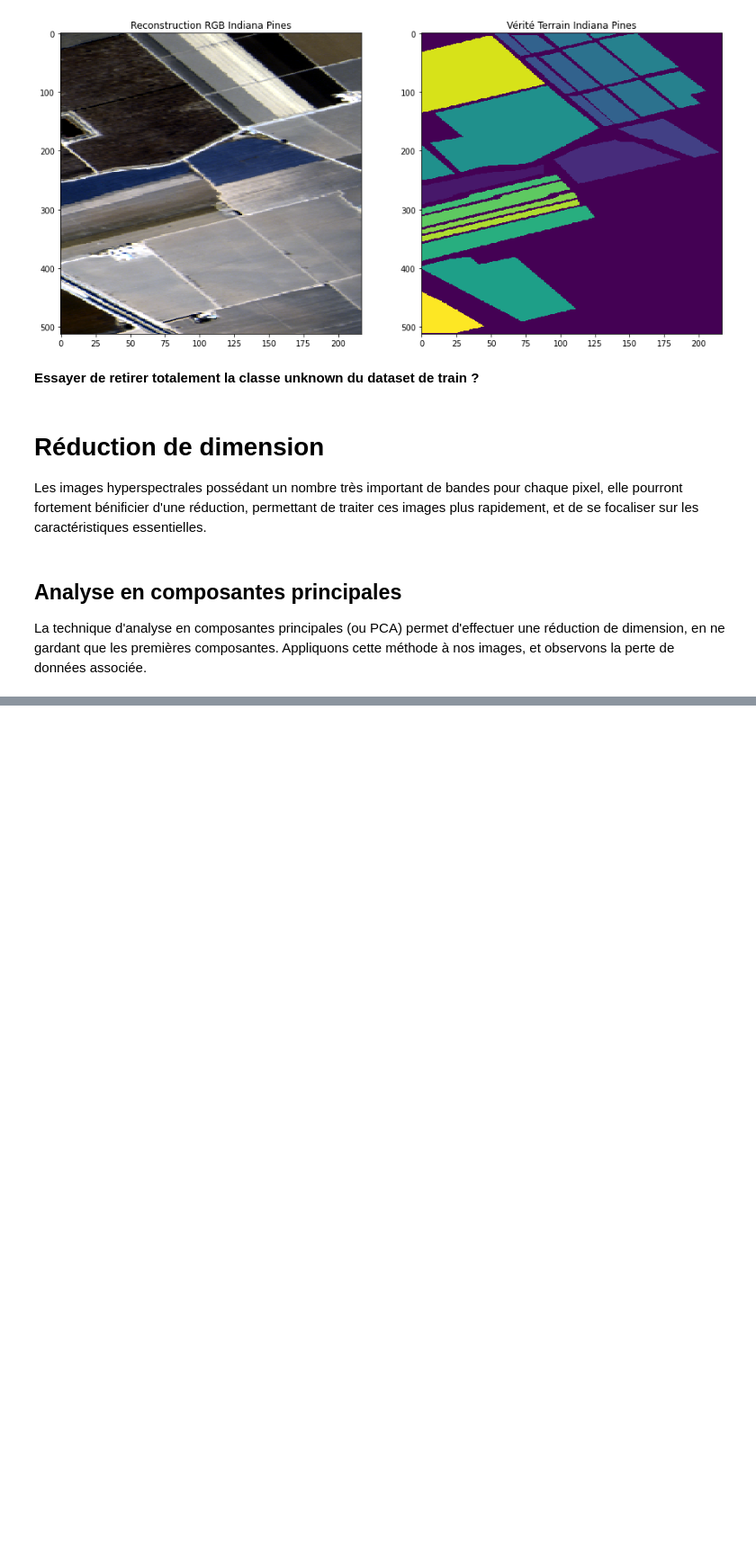
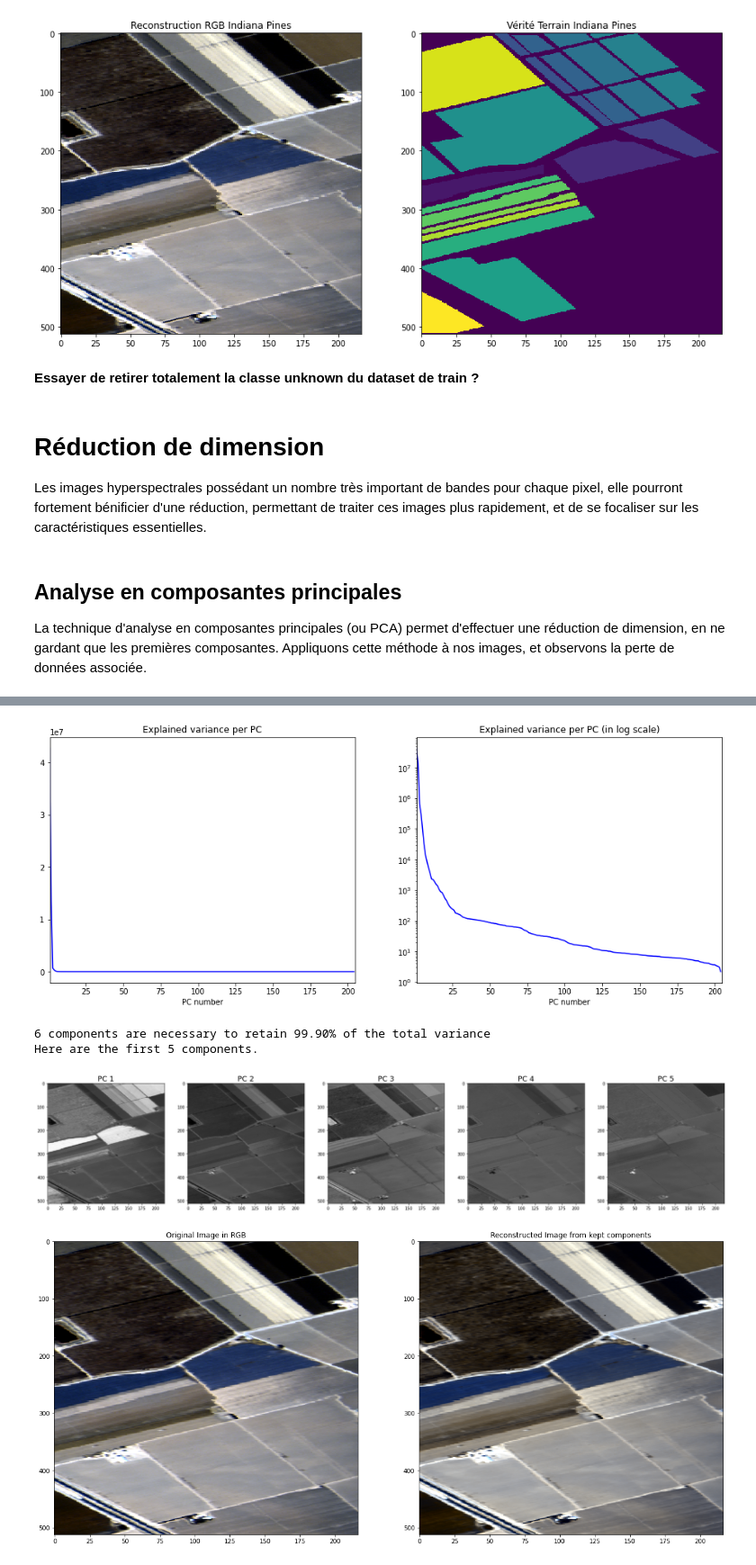
Before and after one commit to elrandar/hyper-spectral-fields, a Jupyter notebook: Projet IML - Notebook de rendu.ipynb, the cells around one changed output, grey strips where cells are left out. Shown at 90% size. Cells and saved outputs as stored; diff of their text form; code cells hidden in the pictures; blank space fills up the shorter version.

```diff
--- a/Projet IML - Notebook de rendu.ipynb
+++ b/Projet IML - Notebook de rendu.ipynb
@@ -190,0 +207,8 @@ show_info_pca(arr_indiana)
+# %%
+show_info_pca(arr_salinas, 0.999)
+# %% [output]
+[figure, added]
+6 components are necessary to retain 99.90% of the total variance
+Here are the first 5 components.
+[figure, added]
+[figure, added]
```
Also changed, not shown: parts of 10 cells of this notebook.
